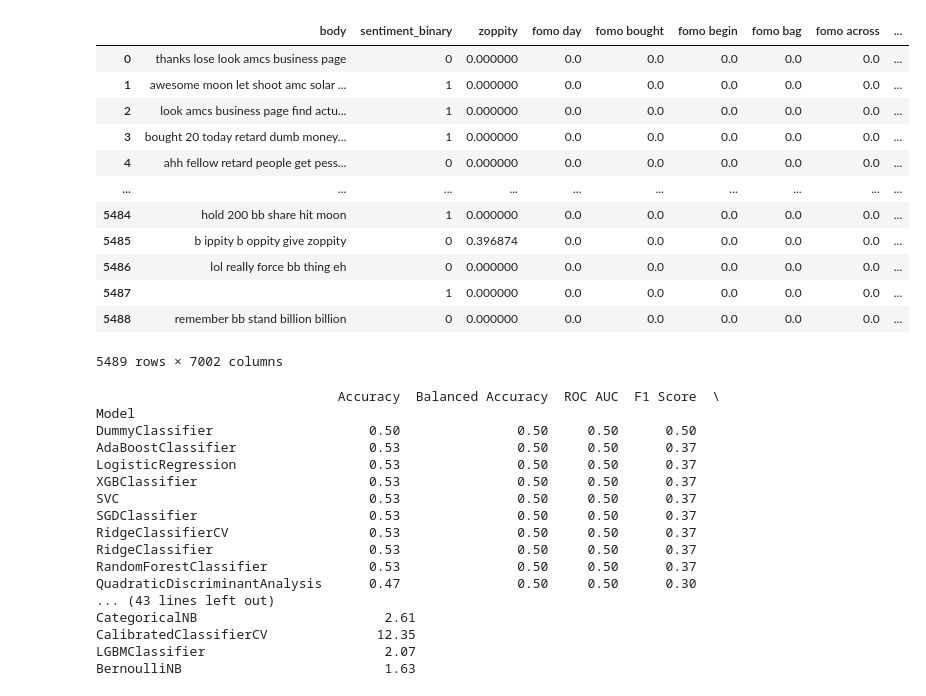
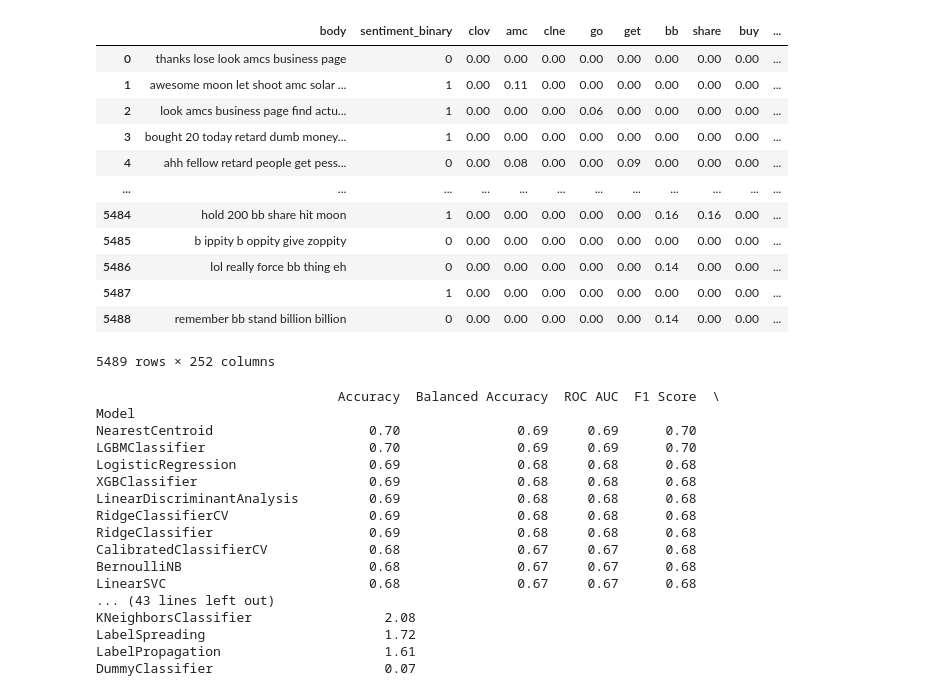
Before and after one commit to rachelsng/WallStreetBets-Sentiment, a Jupyter notebook: 2. Sentiment Prediction/Classical models for sentiment analysis 2.ipynb, the cells around one changed output. Drawn from its saved outputs; the diff is of its cells as text; code cells hidden in the pictures.

```diff
--- a/2. Sentiment Prediction/Classical models for sentiment analysis 2.ipynb
+++ b/2. Sentiment Prediction/Classical models for sentiment analysis 2.ipynb
@@ -107,46 +107,46 @@ df['body'] = df['body'].apply(do_prepocessing)
 # %%
 from nltk.corpus import stopwords
 
-top_n = 7000
+top_n = 250
 
 #create new df with only body and sentiment
 dfNew = df[['body','sentiment_binary']]
 
 # create sparse matrix with 1-gram and 2-gram
 stop = set(stopwords.words('english'))
 corpus = dfNew.loc[:,'body']
 tfidf = TfidfVectorizer(ngram_range=(1,2), stop_words=list(stop))
 vectorized = tfidf.fit_transform(corpus)
 
 #convert to dense matrix
 vocab = tfidf.get_feature_names()
 df_vectorized= pd.DataFrame(vectorized.todense(),columns=vocab)
 
 #top k features
-indices = np.argsort(tfidf.idf_)[::-1]
+indices = np.argsort(tfidf.idf_)
 features = tfidf.get_feature_names()
 top_features = [features[i] for i in indices[:top_n]]
 
 #df with only top features
 df_top_vectorized = df_vectorized[top_features]
 
 # combine with dfNew
 df_combined = pd.concat([dfNew, df_top_vectorized], axis=1)
 df_combined
 # %% [output]
-|  | body | sentiment_binary | zoppity | fomo day | fomo bought | fomo begin | fomo bag | fomo across | ... |
-| 0 | thanks lose look amcs business page | 0 | 0.000000 | 0.0 | 0.0 | 0.0 | 0.0 | 0.0 | ... |
-| 1 | awesome moon let shoot amc solar ... | 1 | 0.000000 | 0.0 | 0.0 | 0.0 | 0.0 | 0.0 | ... |
-| 2 | look amcs business page find actu... | 1 | 0.000000 | 0.0 | 0.0 | 0.0 | 0.0 | 0.0 | ... |
-| 3 | bought 20 today retard dumb money... | 1 | 0.000000 | 0.0 | 0.0 | 0.0 | 0.0 | 0.0 | ... |
-| 4 | ahh fellow retard people get pess... | 0 | 0.000000 | 0.0 | 0.0 | 0.0 | 0.0 | 0.0 | ... |
-| ... | ... | ... | ... | ... | ... | ... | ... | ... | ... |
-| 5484 | hold 200 bb share hit moon | 1 | 0.000000 | 0.0 | 0.0 | 0.0 | 0.0 | 0.0 | ... |
-| 5485 | b ippity b oppity give zoppity | 0 | 0.396874 | 0.0 | 0.0 | 0.0 | 0.0 | 0.0 | ... |
-| 5486 | lol really force bb thing eh | 0 | 0.000000 | 0.0 | 0.0 | 0.0 | 0.0 | 0.0 | ... |
-| 5487 |  | 1 | 0.000000 | 0.0 | 0.0 | 0.0 | 0.0 | 0.0 | ... |
-| 5488 | remember bb stand billion billion | 0 | 0.000000 | 0.0 | 0.0 | 0.0 | 0.0 | 0.0 | ... |
+|  | body | sentiment_binary | clov | amc | clne | go | get | bb | share | buy | ... |
+| 0 | thanks lose look amcs business page | 0 | 0.00 | 0.00 | 0.00 | 0.00 | 0.00 | 0.00 | 0.00 | 0.00 | ... |
+| 1 | awesome moon let shoot amc solar ... | 1 | 0.00 | 0.11 | 0.00 | 0.00 | 0.00 | 0.00 | 0.00 | 0.00 | ... |
+| 2 | look amcs business page find actu... | 1 | 0.00 | 0.00 | 0.00 | 0.06 | 0.00 | 0.00 | 0.00 | 0.00 | ... |
+| 3 | bought 20 today retard dumb money... | 1 | 0.00 | 0.00 | 0.00 | 0.00 | 0.00 | 0.00 | 0.00 | 0.00 | ... |
+| 4 | ahh fellow retard people get pess... | 0 | 0.00 | 0.08 | 0.00 | 0.00 | 0.09 | 0.00 | 0.00 | 0.00 | ... |
+| ... | ... | ... | ... | ... | ... | ... | ... | ... | ... | ... | ... |
+| 5484 | hold 200 bb share hit moon | 1 | 0.00 | 0.00 | 0.00 | 0.00 | 0.00 | 0.16 | 0.16 | 0.00 | ... |
+| 5485 | b ippity b oppity give zoppity | 0 | 0.00 | 0.00 | 0.00 | 0.00 | 0.00 | 0.00 | 0.00 | 0.00 | ... |
+| 5486 | lol really force bb thing eh | 0 | 0.00 | 0.00 | 0.00 | 0.00 | 0.00 | 0.14 | 0.00 | 0.00 | ... |
+| 5487 |  | 1 | 0.00 | 0.00 | 0.00 | 0.00 | 0.00 | 0.00 | 0.00 | 0.00 | ... |
+| 5488 | remember bb stand billion billion | 0 | 0.00 | 0.00 | 0.00 | 0.00 | 0.00 | 0.14 | 0.00 | 0.00 | ... |
-5489 rows × 7002 columns
+5489 rows × 252 columns
 # %%
 X = df_combined.drop(['body','sentiment_binary'],axis=1)
 y = df_combined['sentiment_binary']
@@ -159,22 +160,22 @@ from lazypredict.Supervised import LazyClassifier
 clf = LazyClassifier(verbose=0, ignore_warnings=True, custom_metric = None)
 models,predictions = clf.fit(X_train, X_test, y_train, y_test)
 print(models)
-# this is the score for top 7,000 terms
+# this is the score for top 250 terms with 1-gram and 2-gram
 # %% [output]
                                Accuracy  Balanced Accuracy  ROC AUC  F1 Score  \
 Model
-DummyClassifier                    0.50               0.50     0.50      0.50
-AdaBoostClassifier                 0.53               0.50     0.50      0.37
-LogisticRegression                 0.53               0.50     0.50      0.37
-XGBClassifier                      0.53               0.50     0.50      0.37
-SVC                                0.53               0.50     0.50      0.37
-SGDClassifier                      0.53               0.50     0.50      0.37
-RidgeClassifierCV                  0.53               0.50     0.50      0.37
-RidgeClassifier                    0.53               0.50     0.50      0.37
-RandomForestClassifier             0.53               0.50     0.50      0.37
-QuadraticDiscriminantAnalysis      0.47               0.50     0.50      0.30
+NearestCentroid                    0.70               0.69     0.69      0.70
+LGBMClassifier                     0.70               0.69     0.69      0.70
+LogisticRegression                 0.69               0.68     0.68      0.68
+XGBClassifier                      0.69               0.68     0.68      0.68
+LinearDiscriminantAnalysis         0.69               0.68     0.68      0.68
+RidgeClassifierCV                  0.69               0.68     0.68      0.68
+RidgeClassifier                    0.69               0.68     0.68      0.68
+CalibratedClassifierCV             0.68               0.67     0.67      0.68
+BernoulliNB                        0.68               0.67     0.67      0.68
+LinearSVC                          0.68               0.67     0.67      0.68
 ... (43 lines left out)
-CategoricalNB                        2.61
-CalibratedClassifierCV              12.35
-LGBMClassifier                       2.07
-BernoulliNB                          1.63
+KNeighborsClassifier                 2.08
+LabelSpreading                       1.72
+LabelPropagation                     1.61
+DummyClassifier                      0.07
```
Also changed, not shown: parts of 10 cells of this notebook.
